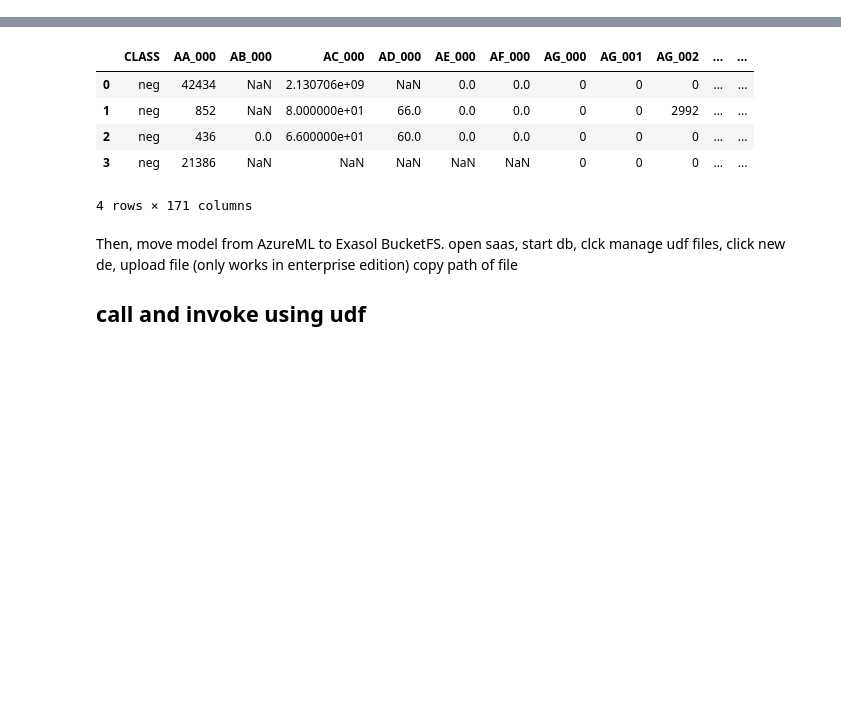
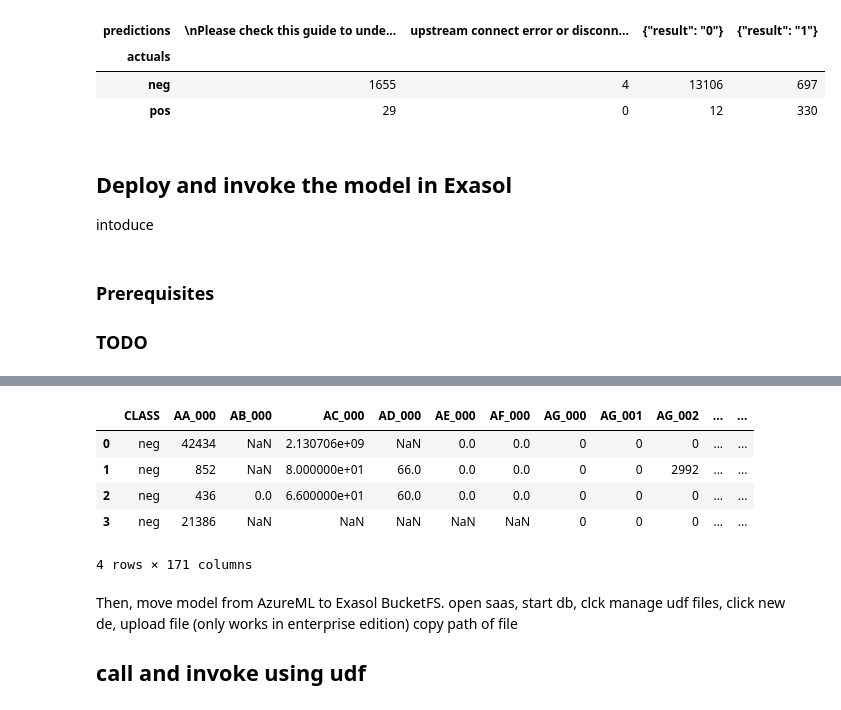
Before and after one commit to exasol/data-science-examples, a Jupyter notebook: tutorials/machine-learning/python/AzureML/InvokeModelFromExasolDBwithUDF.ipynb, the cells around one changed output, grey strips where cells are left out. Cells and saved outputs as stored; diff of their text form; code cells hidden in the pictures; blank space fills up the shorter version.

```diff
--- a/tutorials/machine-learning/python/AzureML/InvokeModelFromExasolDBwithUDF.ipynb
+++ b/tutorials/machine-learning/python/AzureML/InvokeModelFromExasolDBwithUDF.ipynb
@@ -51,0 +246,9 @@ invoke similar to in sagemaker
+# %%
+import pandas as pd
+# print( res.loc[res["prediction"] == 0])
+pd.crosstab(index=res['CLASS'], columns=res["result"], rownames=['actuals'], colnames=['predictions'])
+# %% [output]
+| predictions | \nPlease check this guide to unde... | upstream connect error or disconn... | {"result": "0"} | {"result": "1"} |
+| actuals |  |  |  |  |
+| neg | 1655 | 4 | 13106 | 697 |
+| pos | 29 | 0 | 12 | 330 |
@@ -52,3 +259,11 @@ invoke similar to in sagemaker
+# %% [markdown]
+## Deploy and invoke the model in Exasol
+
+intoduce
+# %% [markdown]
+### Prerequisites
+
+### TODO
 # %%
 !pip install pyexasol
 import pyexasol
```
Also changed, not shown: parts of 39 cells of this notebook, 2 other files.
